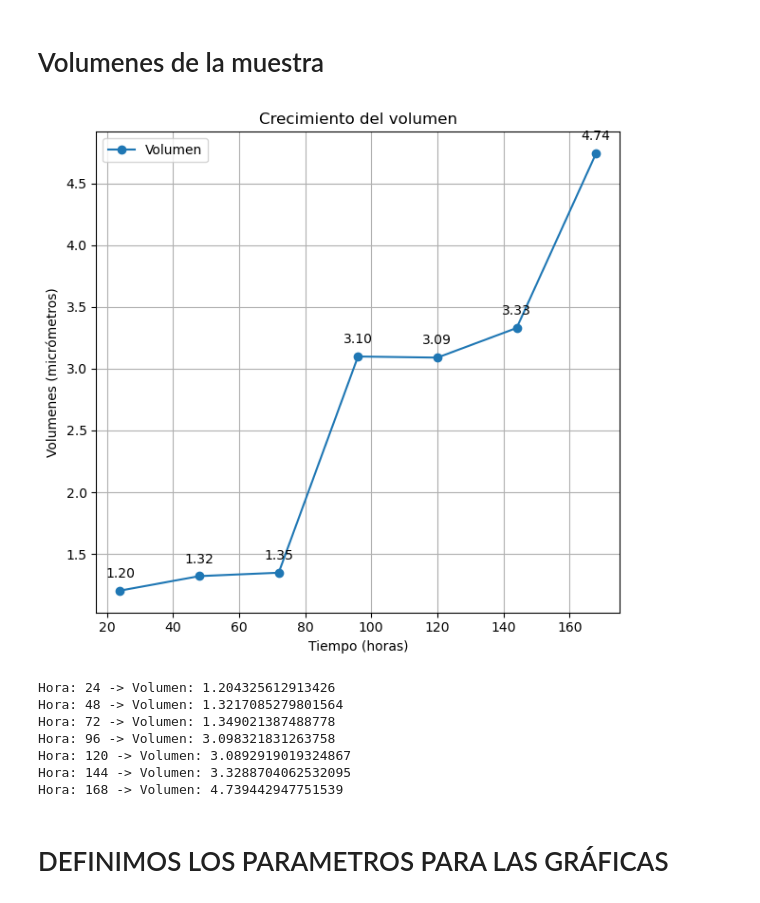
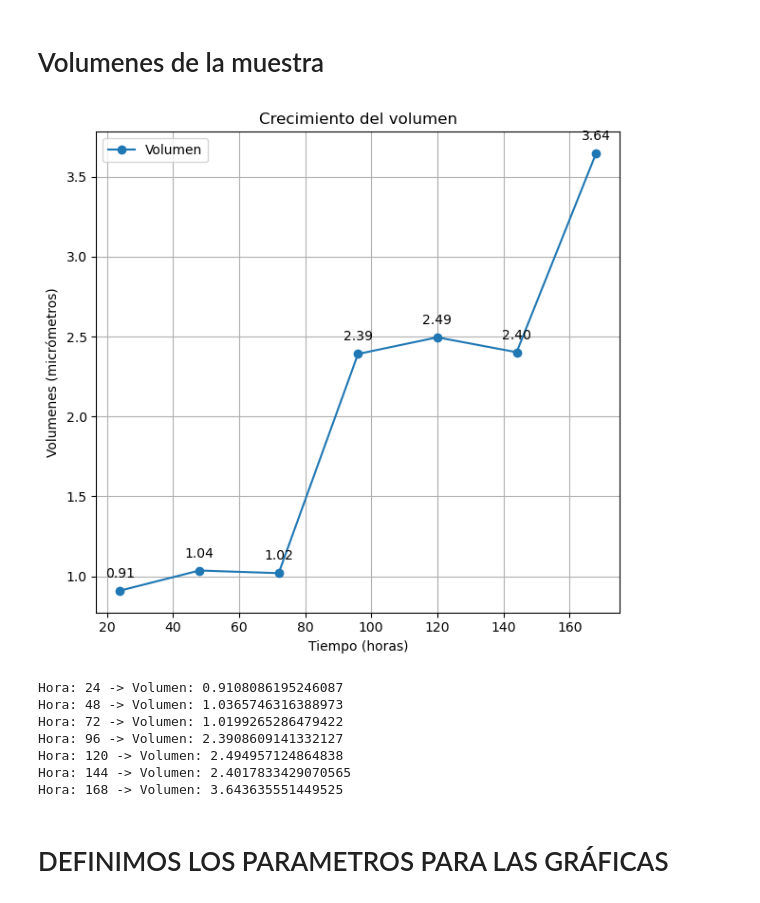
Before and after one commit to AdairPonceuwu/SferoidAnalisis, a Jupyter notebook: Crecimeinto_Esteroides.ipynb, the cells around one changed output. Cells and saved outputs as stored; diff of their text form; code cells hidden in the pictures.

Commit message:
Modificando la gráfica de volumenes

```diff
--- a/Crecimeinto_Esteroides.ipynb
+++ b/Crecimeinto_Esteroides.ipynb
@@ -139,38 +139,38 @@ Tiempo: 168 horas -> Largo: 1072.30 µm, Ancho: 824.37 µm
 # %% [markdown]
 # Volumenes de la muestra
 # %%
-volumenes = (0.5*largos*largos*anchos)/100000000
+volumenes = (0.5*anchos*anchos*largos)/100000000
 
 # Graficar los resultados
 plt.figure(figsize=(12, 6))
 
 # Gráfico para volumen
 plt.subplot(1, 2, 1)
 plt.plot(tiempos, volumenes, 'o-', label='Volumen')
 # Añadir etiquetas en cada punto
 for i, (x, y) in enumerate(zip(tiempos, volumenes)):
     plt.annotate(f'{y:.2f}', (x, y), textcoords="offset points", xytext=(0,10), ha='center')
 
 plt.xlabel('Tiempo (horas)')
 plt.ylabel('Volumenes (micrómetros)')
 plt.title('Crecimiento del volumen')
 plt.legend()
 plt.grid(True)
 
 plt.tight_layout()
 plt.show()
 
 for i,v in enumerate(volumenes):
     print(f"Hora: {tiempos[i]} -> Volumen: {v}")
 # %% [output]
-[figure, old version]
+[figure, new version]
-Hora: 24 -> Volumen: 1.204325612913426
-Hora: 48 -> Volumen: 1.3217085279801564
-Hora: 72 -> Volumen: 1.349021387488778
-Hora: 96 -> Volumen: 3.098321831263758
-Hora: 120 -> Volumen: 3.0892919019324867
-Hora: 144 -> Volumen: 3.3288704062532095
-Hora: 168 -> Volumen: 4.739442947751539
+Hora: 24 -> Volumen: 0.9108086195246087
+Hora: 48 -> Volumen: 1.0365746316388973
+Hora: 72 -> Volumen: 1.0199265286479422
+Hora: 96 -> Volumen: 2.3908609141332127
+Hora: 120 -> Volumen: 2.494957124864838
+Hora: 144 -> Volumen: 2.4017833429070565
+Hora: 168 -> Volumen: 3.643635551449525
 # %% [markdown]
 # DEFINIMOS LOS PARAMETROS PARA LAS GRÁFICAS
 # %%
```
